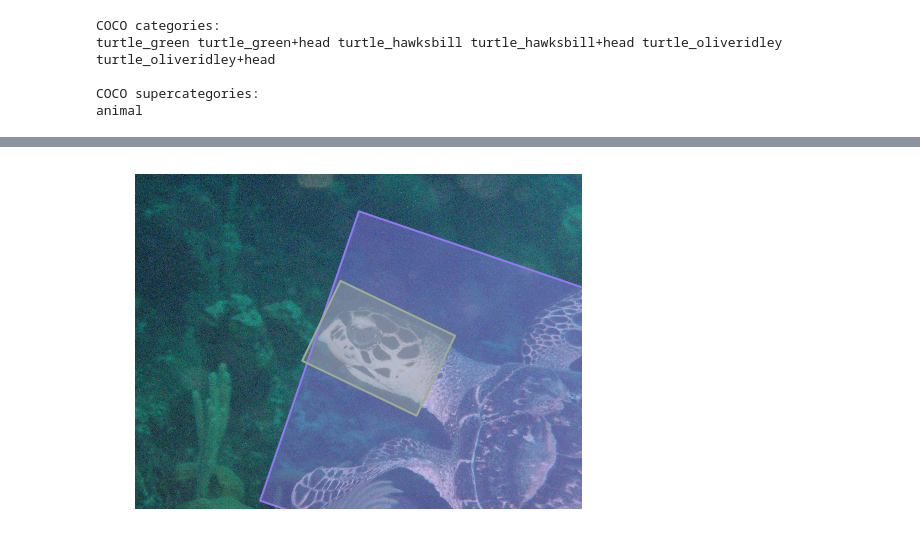
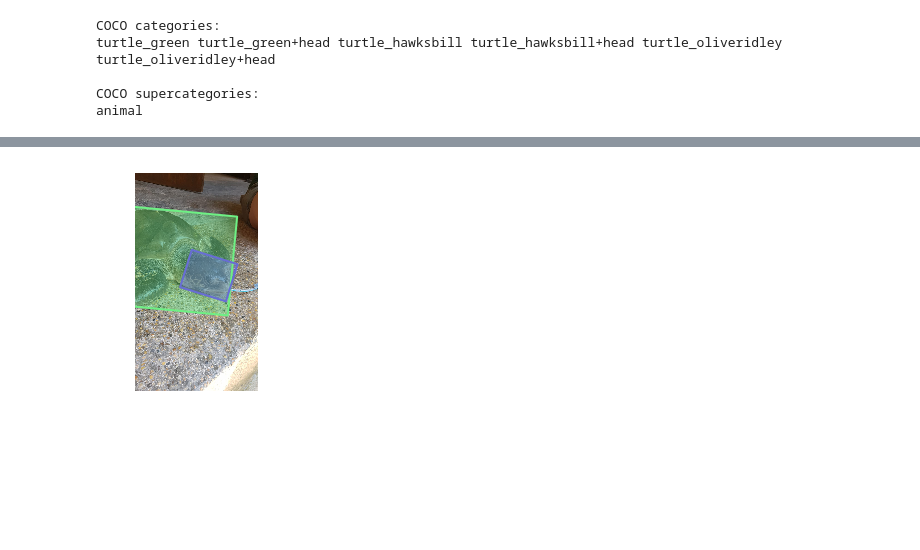
Before and after one commit to WildbookOrg/cocoapi, a Jupyter notebook: PythonAPI/pycocoDemo.ipynb, the cells around one changed output, grey strips where cells are left out. Drawn from its saved outputs; the diff is of its cells as text; code cells hidden in the pictures; blank space fills up the shorter version.

```diff
--- a/PythonAPI/pycocoDemo.ipynb
+++ b/PythonAPI/pycocoDemo.ipynb
@@ -45,8 +44,9 @@ print(img)
 # %%
 # load and display instance annotations
+I = io.imread('%s/images/%s/%s'%(dataDir,dataType,img['file_name']))
 plt.imshow(I); plt.axis('off')
 annIds = coco.getAnnIds(imgIds=img['id'], catIds=catIds, iscrowd=None)
 anns = coco.loadAnns(annIds)
 coco.showAnns(anns)
 # %% [output]
-[figure, old version]
+[figure, new version]
```
Also changed, not shown: parts of 2 cells of this notebook, 1 other file.
